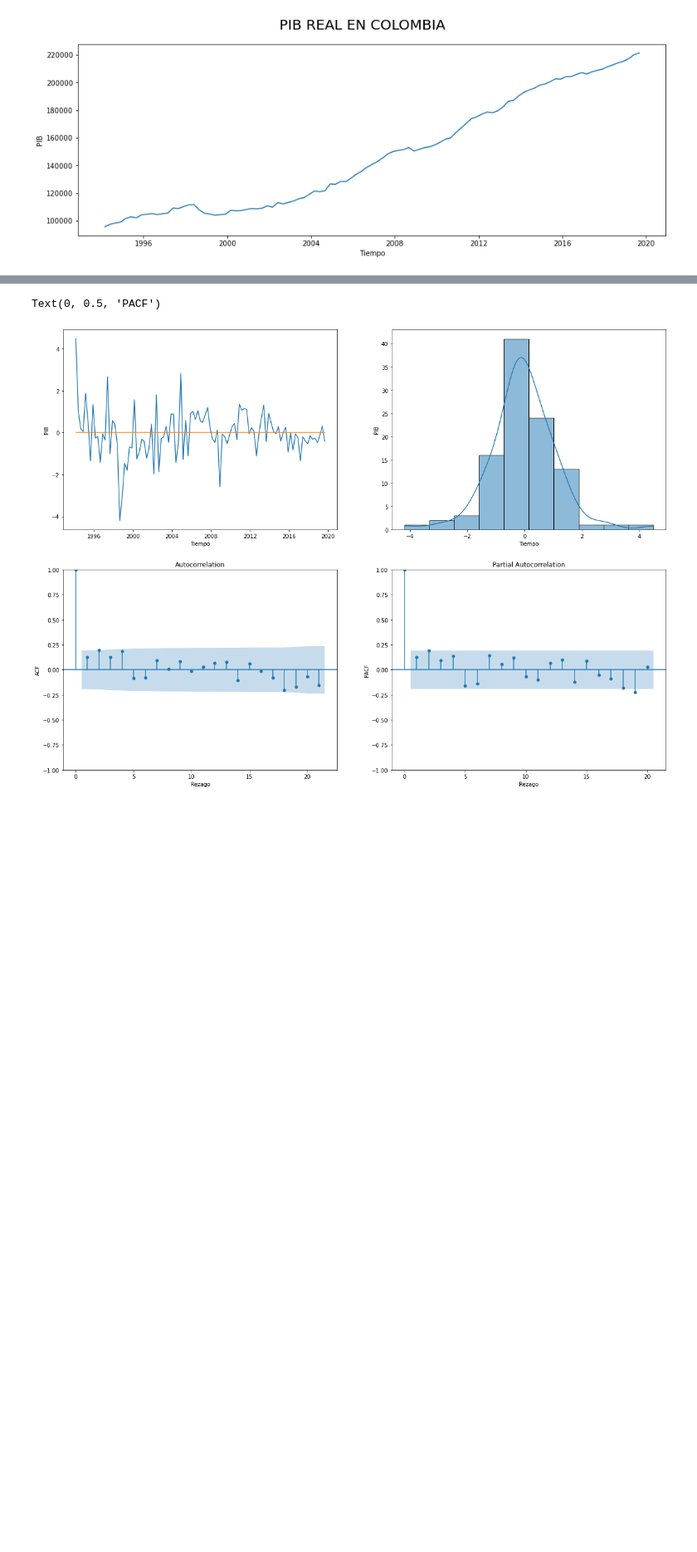
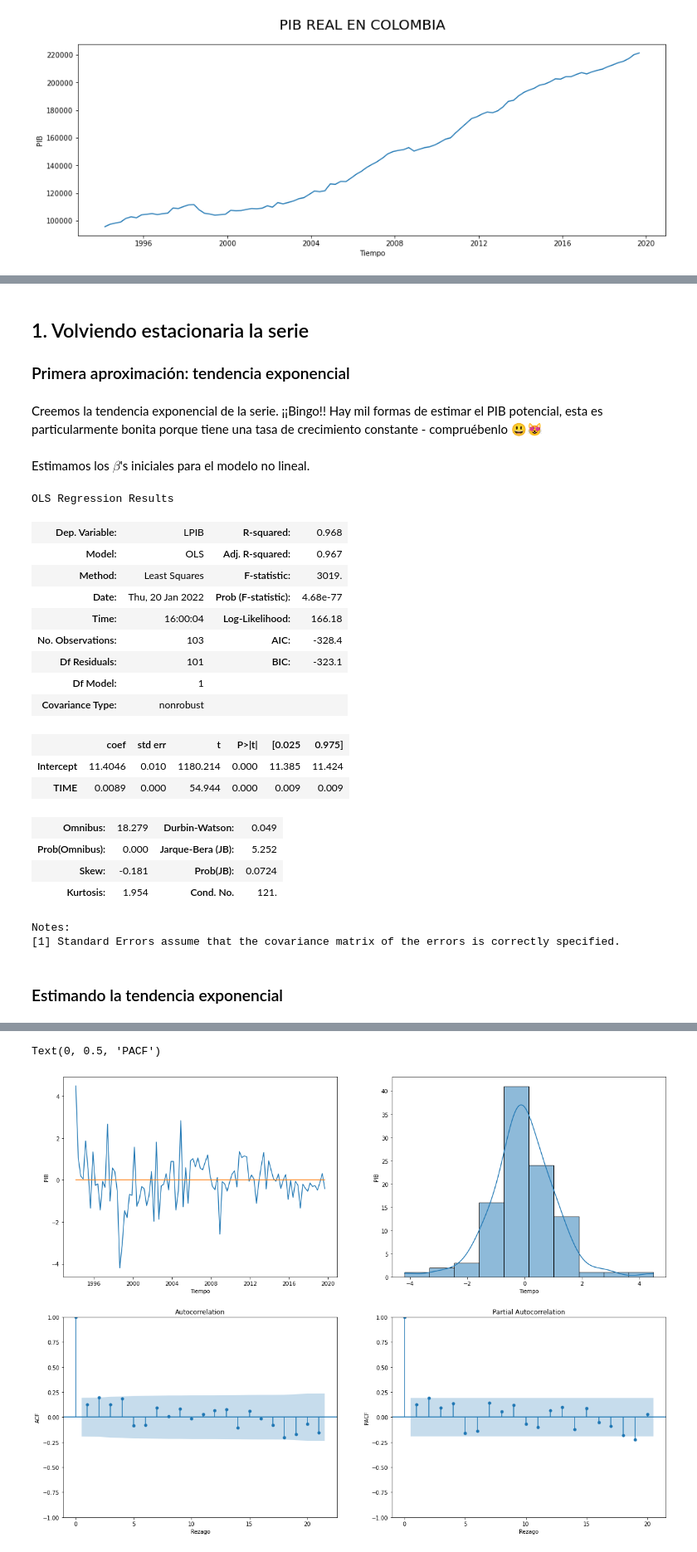
Before and after one commit to jguerrae/Series-de-tiempo-Uniandes, a Jupyter notebook: 3.2_Ciclos (C4)/1_Ciclos.ipynb, the cells around one changed output, grey strips where cells are left out. Shown at 83% size. Saved outputs shown, nothing was run; the diff lists cells and outputs as text; code cells hidden in the pictures; blank space fills up the shorter version.

```diff
--- a/3.2_Ciclos (C4)/1_Ciclos.ipynb
+++ b/3.2_Ciclos (C4)/1_Ciclos.ipynb
@@ -196,0 +91,5 @@ df["fit1"] = AR1.fittedvalues
+# %% [markdown]
+## 1. Volviendo estacionaria la serie
+### Primera aproximación: tendencia exponencial
+# %% [markdown]
+Creemos la tendencia exponencial de la serie. ¡¡Bingo!! Hay mil formas de estimar el PIB potencial, esta es particularmente bonita porque tiene una tasa de crecimiento constante - compruébenlo 😃😻
@@ -196,0 +101,27 @@ df["fit1"] = AR1.fittedvalues
+# %% [markdown]
+Estimamos los $\beta$'s iniciales para el modelo no lineal.
+# %%
+model1 = sm.ols(formula='LPIB ~ TIME', data=df).fit() #Se puede dar la especificación (distinta a la presentada en clases pasadas)
+model1.summary()
+# %% [output]
+OLS Regression Results
+| Dep. Variable: | LPIB | R-squared: | 0.968 |
+| Model: | OLS | Adj. R-squared: | 0.967 |
+| Method: | Least Squares | F-statistic: | 3019. |
+| Date: | Thu, 20 Jan 2022 | Prob (F-statistic): | 4.68e-77 |
+| Time: | 16:00:04 | Log-Likelihood: | 166.18 |
+| No. Observations: | 103 | AIC: | -328.4 |
+| Df Residuals: | 101 | BIC: | -323.1 |
+| Df Model: | 1 |  |  |
+| Covariance Type: | nonrobust |  |  |
+|  | coef | std err | t | P>|t| | [0.025 | 0.975] |
+| Intercept | 11.4046 | 0.010 | 1180.214 | 0.000 | 11.385 | 11.424 |
+| TIME | 0.0089 | 0.000 | 54.944 | 0.000 | 0.009 | 0.009 |
+| Omnibus: | 18.279 | Durbin-Watson: | 0.049 |
+| Prob(Omnibus): | 0.000 | Jarque-Bera (JB): | 5.252 |
+| Skew: | -0.181 | Prob(JB): | 0.0724 |
+| Kurtosis: | 1.954 | Cond. No. | 121. |
+Notes:
+[1] Standard Errors assume that the covariance matrix of the errors is correctly specified.
+# %% [markdown]
+### Estimando la tendencia exponencial
```
Also changed, not shown: parts of 76 cells of this notebook, 1 other file.
